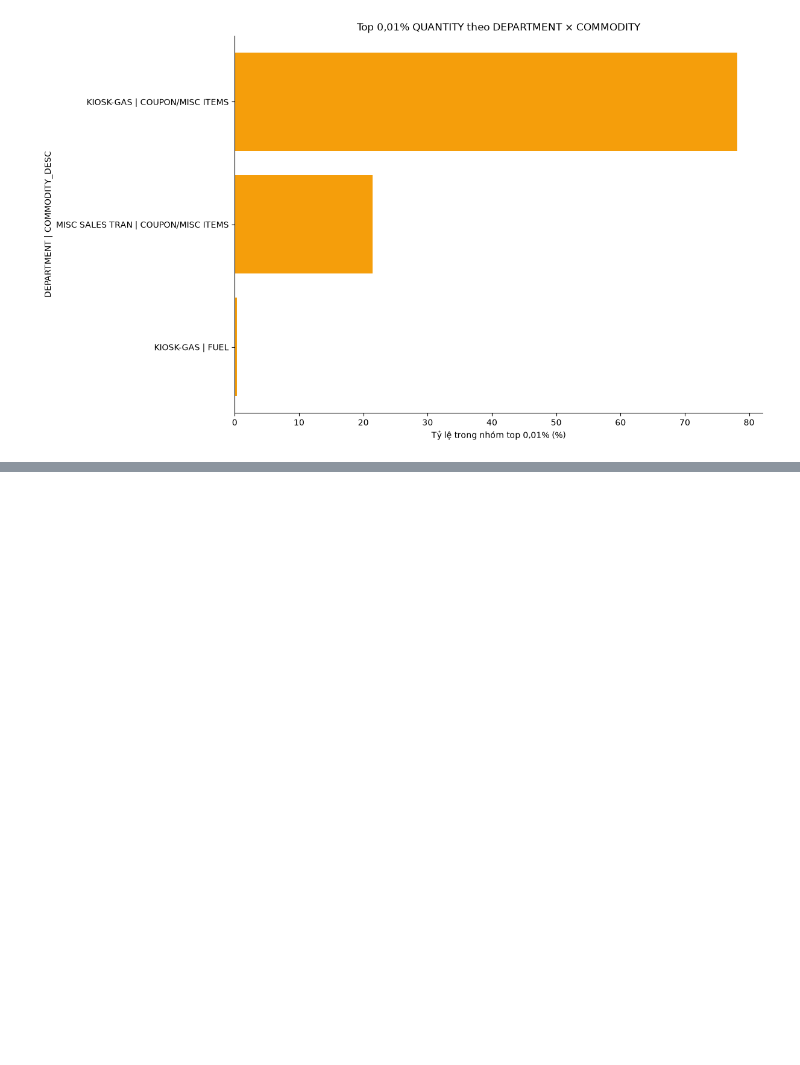
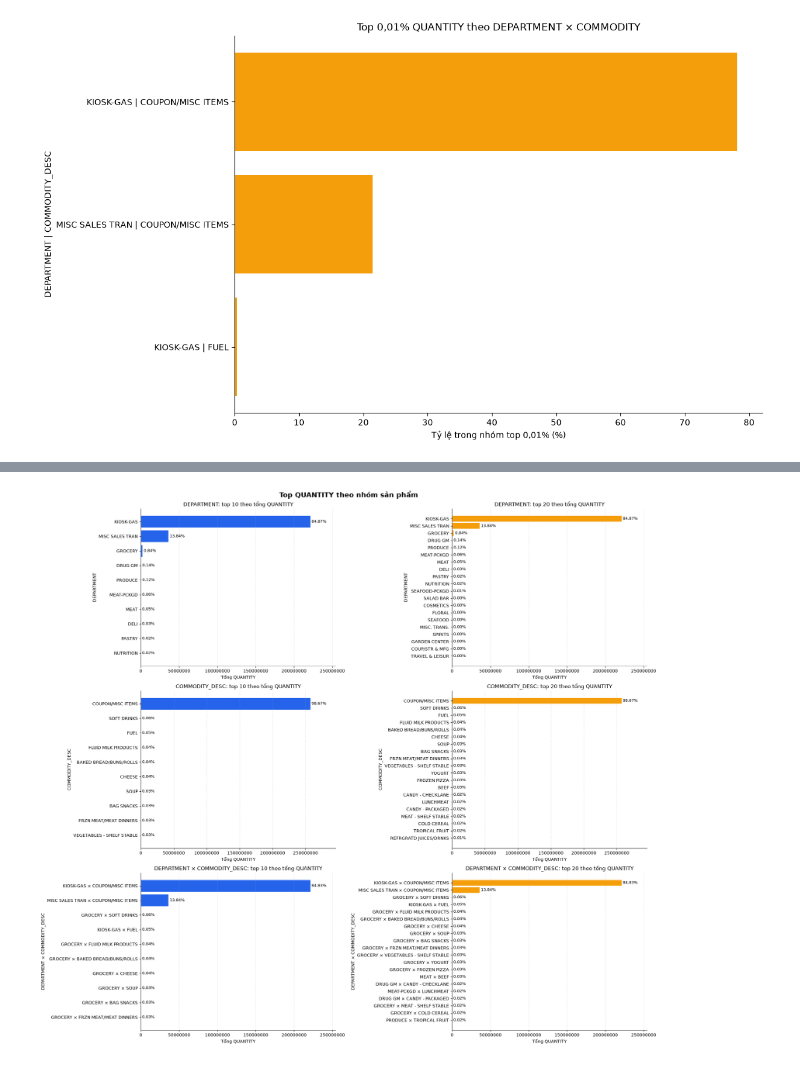
Before and after one commit to manhhungtr211/Propensity---Dunnhumby, a Jupyter notebook: notebooks/02_deep_dive_numeric.ipynb, the cells around one changed output, grey strips where cells are left out. Saved outputs shown, nothing was run; the diff lists cells and outputs as text; code cells hidden in the pictures; blank space fills up the shorter version.

```diff
--- a/notebooks/02_deep_dive_numeric.ipynb
+++ b/notebooks/02_deep_dive_numeric.ipynb
@@ -259,14 +199,7 @@ manufacturer_by_product = (
     .set_index("PRODUCT_ID")["MANUFACTURER"]
 )
 
-transaction_numeric_columns = list(numeric_columns_by_table.loc["transaction"])
-transaction_detail_columns = list(dict.fromkeys([
-    "household_key", "BASKET_ID", "DAY", "PRODUCT_ID", "STORE_ID",
-    *transaction_numeric_columns,
-]))
-transaction_detail = pd.read_csv(
-    raw_dir / "transaction_data.csv", usecols=transaction_detail_columns
-)
+transaction_numeric_columns = TRANSACTION_NUMERIC_COLUMNS
 transaction_detail["is_fuel"] = transaction_detail["PRODUCT_ID"].isin(
     fuel_product_ids
 )
@@ -573,0 +618,42 @@ plt.show()
+# %%
+quantity_group_figure, quantity_group_axes = plt.subplots(
+    len(QUANTITY_GROUP_SPECS),
+    2,
+    figsize=(20, 6 * len(QUANTITY_GROUP_SPECS)),
+    layout="constrained",
+)
+for row_index, (group_name, _) in enumerate(QUANTITY_GROUP_SPECS):
+    profile = quantity_group_profiles[group_name]
+    for column_index, top_n in enumerate((10, 20)):
+        axis = quantity_group_axes[row_index, column_index]
+        top_profile = profile.head(top_n).sort_values("total_quantity")
+        bars = axis.barh(
+            top_profile["group_label"],
+            top_profile["total_quantity"],
+            color="#2563EB" if top_n == 10 else "#F59E0B",
+        )
+        for bar, quantity_pct in zip(
+            bars, top_profile["quantity_pct"], strict=True
+        ):
+            axis.text(
+                bar.get_width(),
+                bar.get_y() + bar.get_height() / 2,
+                f" {quantity_pct:.2f}%",
+                va="center",
+                fontsize=9,
+            )
+        axis.set(
+            title=f"{group_name}: top {top_n} theo tổng QUANTITY",
+            xlabel="Tổng QUANTITY",
+            ylabel=group_name,
+        )
+        axis.ticklabel_format(axis="x", style="plain")
+        axis.margins(x=0.15)
+        axis.spines[["top", "right"]].set_visible(False)
+        axis.grid(axis="x", linestyle="--", alpha=0.35)
+quantity_group_figure.suptitle(
+    "Top QUANTITY theo nhóm sản phẩm", fontsize=16, fontweight="bold"
+)
+plt.show()
+# %% [output]
+[figure, added]
```
Also changed, not shown: parts of 15 cells of this notebook, 7 other files.
